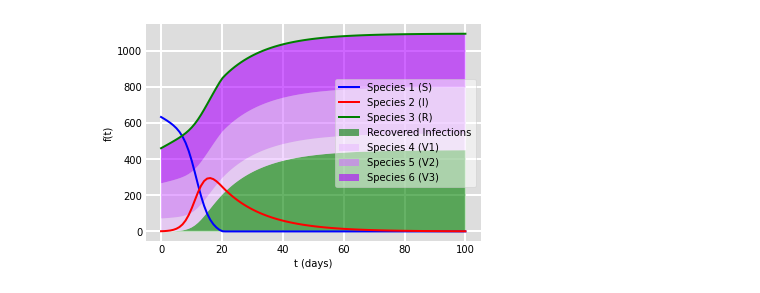
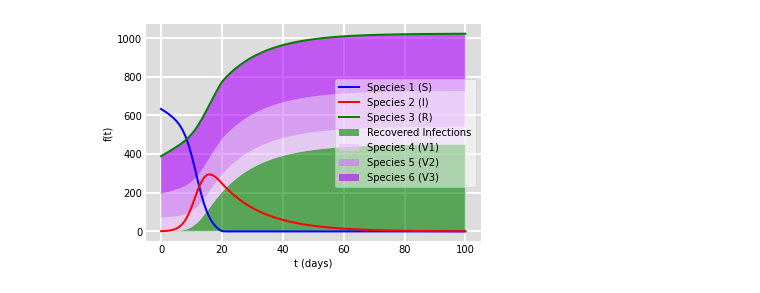
Before and after one commit to FurkanToprak/EpidemicModels, a Jupyter notebook: figure5.ipynb, the cells around one changed output. Drawn from its saved outputs; the diff is of its cells as text; code cells hidden in the pictures.

Commit message:
Figure 6

```diff
--- a/figure5.ipynb
+++ b/figure5.ipynb
@@ -64,32 +64,32 @@ def deriv(y, t):
     return d1dt, d2dt, d3dt, d4dt, d5dt, d6dt
 
 # Initial conditions vector
-y0 = y01, y02, y03, y04, y06, y06
+y0 = y01, y02, y03, y04, y05, y06
 # Integrate the SIR equations over the time grid, t.
 
 ret = odeint(deriv, y0, t)
 S, I, R, V1, V2, V3 = ret.T
 
 # Plot the data on three separate curves for S(t), I(t) and R(t)
 fig = plt.figure(facecolor='w')
 ax = fig.add_subplot(111, facecolor='#dddddd', axisbelow=True)
 ax.plot(t, S, 'b', lw=2, label='Species 1 (S)')
 ax.plot(t, I, 'r', lw=2, label='Species 2 (I)')
 ax.plot(t, V1 + V2 + V3 + R, 'g', lw=2, label='Species 3 (R)')
 # ax.plot(t, R, 'g', alpha=0.5, lw=2, label='Species 3 (R)')
 
 vacc_values = [R, V1, V2, V3]
 vacc_labels = ['Recovered Infections', 'Species 4 (V1)', 'Species 5 (V2)', 'Species 6 (V3)']
 ax.stackplot(t, vacc_values, labels=vacc_labels, colors=['green', '#eabdff', '#d273ff', '#ae00ff'], alpha=0.6)
 ax.set_xlabel('t (days)')
 ax.set_ylabel('f(t)')
 ax.yaxis.set_tick_params(length=0)
 ax.xaxis.set_tick_params(length=0)
 ax.grid(b=True, which='major', c='w', lw=2, ls='-')
 legend = ax.legend()
 legend.get_frame().set_alpha(0.5)
 for spine in ('top', 'right', 'bottom', 'left'):
     ax.spines[spine].set_visible(False)
 plt.show()
 # %% [output]
-[figure, old version]
+[figure, new version]
```
Also changed, not shown: 1 other file.
